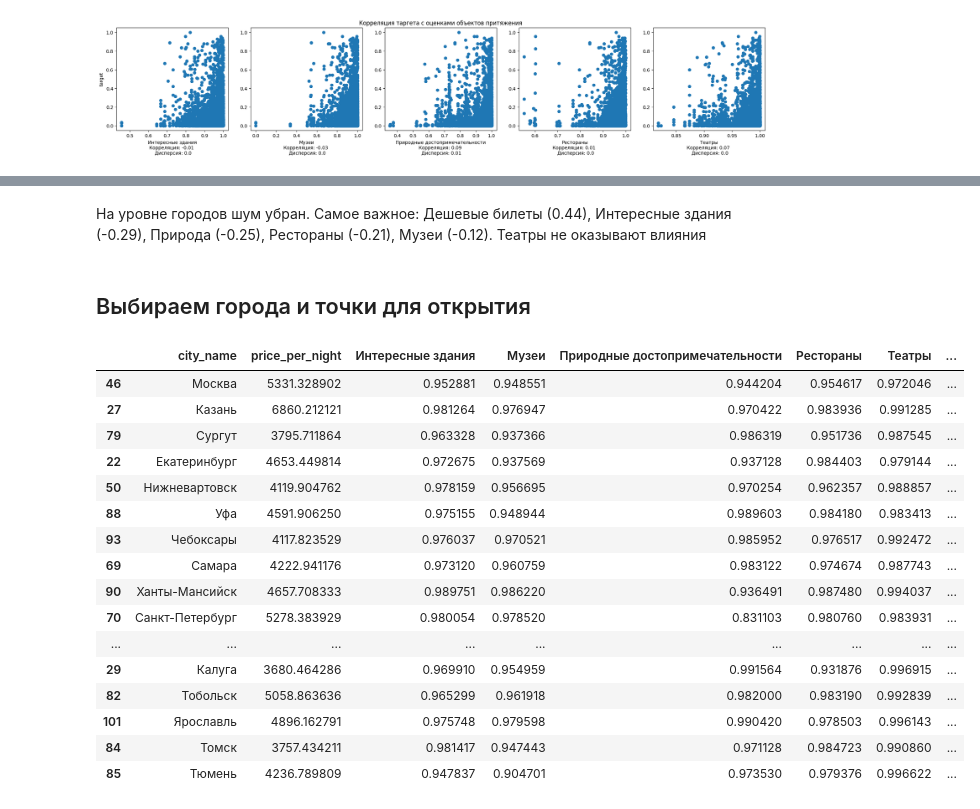
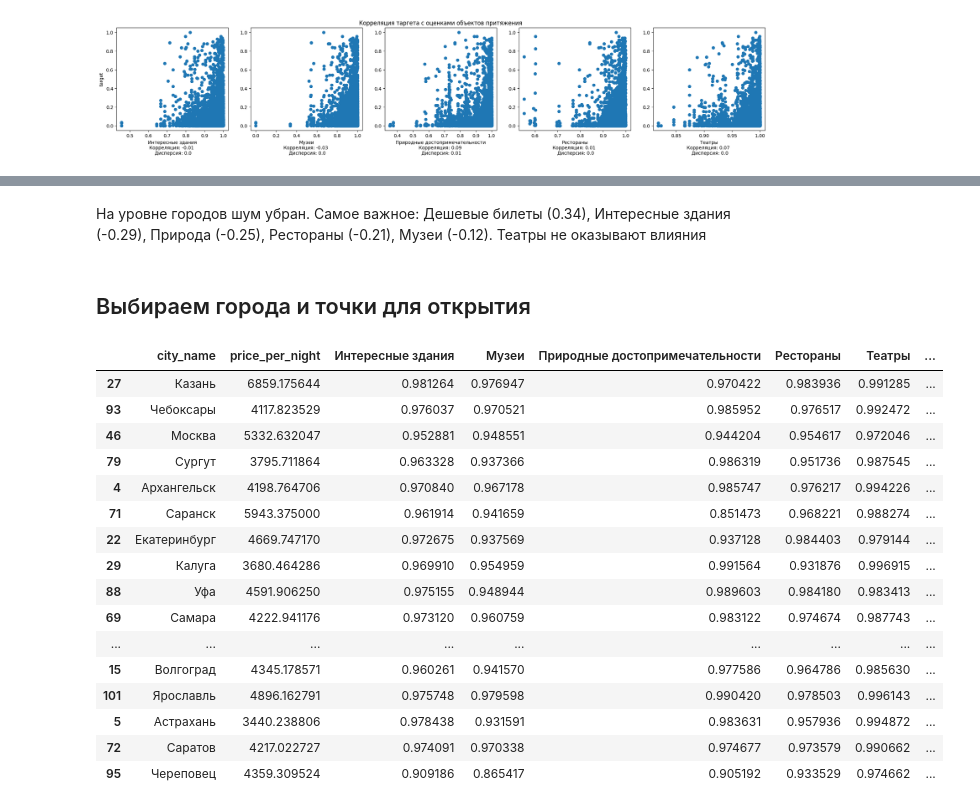
Before and after one commit to mnedo/SMADIMO_GP2, a Jupyter notebook: Aggregation__Results.ipynb, the cells around one changed output, grey strips where cells are left out. Drawn from its saved outputs; the diff is of its cells as text; code cells hidden in the pictures.

Commit message:
edited: score recalculated

```diff
--- a/Aggregation__Results.ipynb
+++ b/Aggregation__Results.ipynb
@@ -24,16 +34,24 @@ hotels.head(3)
 | 0 | Абакан | Гостиница Хакасия | 98.0 | 8.2 | 5540 | 53.722572 | 91.44298 |
 | 1 | Абакан | AZIMUT Отель Абакан 3* | 16.0 | 9.3 | 4828 | 53.721160 | 91.43992 |
 | 2 | Абакан | Уютная Квартира в Центре Города | 19.0 | 9.7 | 2666 | 53.719868 | 91.42204 |
+# %%
+hotels = hotels[hotels['latitude'].notna()]
+hotels = hotels[hotels['rating_value'].notna()]
+hotels = hotels[hotels['rating_value'] > 0]
 # %%
-sightseens = pd.read_csv('/content/SMADIMO_GP2/Data/sightseens.csv')
+sightseens = pd.read_csv('/content/SMADIMO_GP2/data/sightseens.csv')
 sightseens.head(3)
 # %% [output]
 |  | city | rubric | name | lat | lon | rating | review_count |
 | 0 | Абакан | Рестораны | STIX, бельгийский ресторан | 53.721736 | 91.444138 | 4.7 | 648 |
 | 1 | Абакан | Рестораны | Мажор, караоке-бар | 53.725752 | 91.456086 | 4.7 | 307 |
 | 2 | Абакан | Рестораны | Мадрид, кафе | 53.727392 | 91.437827 | 4.6 | 300 |
+# %%
+sightseens = sightseens[sightseens['lat'].notna()]
+sightseens = sightseens[sightseens['rating'].notna()]
+sightseens = sightseens[sightseens['rating'] > 0]
 # %%
-flights = pd.read_excel('/content/SMADIMO_GP2/Data/flights.xlsx')
+flights = pd.read_excel('/content/SMADIMO_GP2/data/flights.xlsx')
 flights.head(3)
 # %% [output]
 |  | from_city | from_code | to_city | to_code | price | duration |
@@ -232,29 +248,29 @@ fig.show()
 # %% [markdown]
-На уровне городов шум убран. Самое важное: Дешевые билеты (0.44), Интересные здания (-0.29), Природа (-0.25), Рестораны (-0.21), Музеи (-0.12). Театры не оказывают влияния
+На уровне городов шум убран. Самое важное: Дешевые билеты (0.34), Интересные здания (-0.29), Природа (-0.25), Рестораны (-0.21), Музеи (-0.12). Театры не оказывают влияния
 # %% [markdown]
 ## Выбираем города и точки для открытия ##
 # %%
-city_corr['weighted_score'] = (city_corr['flight_price_weighted'] * 0.44) + ((1 - city_corr['Интересные здания']) * 0.29)  + ((1 - city_corr['Природные достопримечательности']) * 0.25) + ((1 - city_corr['Рестораны']) * 0.21) + ((1 - city_corr['Музеи']) * 0.12)
+city_corr['weighted_score'] = (city_corr['flight_price_weighted'] * 0.34) + ((1 - city_corr['Интересные здания']) * 0.29)  + ((1 - city_corr['Природные достопримечательности']) * 0.25) + ((1 - city_corr['Рестораны']) * 0.21) + ((1 - city_corr['Музеи']) * 0.12)
 city_corr = city_corr.sort_values(by='weighted_score')[:20]
 city_corr
 # %% [output]
 |  | city_name | price_per_night | Интересные здания | Музеи | Природные достопримечательности | Рестораны | Театры | ... |
-| 46 | Москва | 5331.328902 | 0.952881 | 0.948551 | 0.944204 | 0.954617 | 0.972046 | ... |
-| 27 | Казань | 6860.212121 | 0.981264 | 0.976947 | 0.970422 | 0.983936 | 0.991285 | ... |
+| 27 | Казань | 6859.175644 | 0.981264 | 0.976947 | 0.970422 | 0.983936 | 0.991285 | ... |
+| 93 | Чебоксары | 4117.823529 | 0.976037 | 0.970521 | 0.985952 | 0.976517 | 0.992472 | ... |
+| 46 | Москва | 5332.632047 | 0.952881 | 0.948551 | 0.944204 | 0.954617 | 0.972046 | ... |
 | 79 | Сургут | 3795.711864 | 0.963328 | 0.937366 | 0.986319 | 0.951736 | 0.987545 | ... |
-| 22 | Екатеринбург | 4653.449814 | 0.972675 | 0.937569 | 0.937128 | 0.984403 | 0.979144 | ... |
-| 50 | Нижневартовск | 4119.904762 | 0.978159 | 0.956695 | 0.970254 | 0.962357 | 0.988857 | ... |
+| 4 | Архангельск | 4198.764706 | 0.970840 | 0.967178 | 0.985747 | 0.976217 | 0.994226 | ... |
+| 71 | Саранск | 5943.375000 | 0.961914 | 0.941659 | 0.851473 | 0.968221 | 0.988274 | ... |
+| 22 | Екатеринбург | 4669.747170 | 0.972675 | 0.937569 | 0.937128 | 0.984403 | 0.979144 | ... |
+| 29 | Калуга | 3680.464286 | 0.969910 | 0.954959 | 0.991564 | 0.931876 | 0.996915 | ... |
 | 88 | Уфа | 4591.906250 | 0.975155 | 0.948944 | 0.989603 | 0.984180 | 0.983413 | ... |
-| 93 | Чебоксары | 4117.823529 | 0.976037 | 0.970521 | 0.985952 | 0.976517 | 0.992472 | ... |
 | 69 | Самара | 4222.941176 | 0.973120 | 0.960759 | 0.983122 | 0.974674 | 0.987743 | ... |
-| 90 | Ханты-Мансийск | 4657.708333 | 0.989751 | 0.986220 | 0.936491 | 0.987480 | 0.994037 | ... |
-| 70 | Санкт-Петербург | 5278.383929 | 0.980054 | 0.978520 | 0.831103 | 0.980760 | 0.983931 | ... |
 | ... | ... | ... | ... | ... | ... | ... | ... | ... |
-| 29 | Калуга | 3680.464286 | 0.969910 | 0.954959 | 0.991564 | 0.931876 | 0.996915 | ... |
-| 82 | Тобольск | 5058.863636 | 0.965299 | 0.961918 | 0.982000 | 0.983190 | 0.992839 | ... |
+| 15 | Волгоград | 4345.178571 | 0.960261 | 0.941570 | 0.977586 | 0.964786 | 0.985630 | ... |
 | 101 | Ярославль | 4896.162791 | 0.975748 | 0.979598 | 0.990420 | 0.978503 | 0.996143 | ... |
-| 84 | Томск | 3757.434211 | 0.981417 | 0.947443 | 0.971128 | 0.984723 | 0.990860 | ... |
-| 85 | Тюмень | 4236.789809 | 0.947837 | 0.904701 | 0.973530 | 0.979376 | 0.996622 | ... |
+| 5 | Астрахань | 3440.238806 | 0.978438 | 0.931591 | 0.983631 | 0.957936 | 0.994872 | ... |
+| 72 | Саратов | 4217.022727 | 0.974091 | 0.970338 | 0.974677 | 0.973579 | 0.990662 | ... |
+| 95 | Череповец | 4359.309524 | 0.909186 | 0.865417 | 0.905192 | 0.933529 | 0.974662 | ... |
 # %%
 city_to_check = list(city_corr['city_name'][:7].values)
 data = [['Город', 'lat', 'lon']]
```
Also changed, not shown: parts of 13 cells of this notebook.
